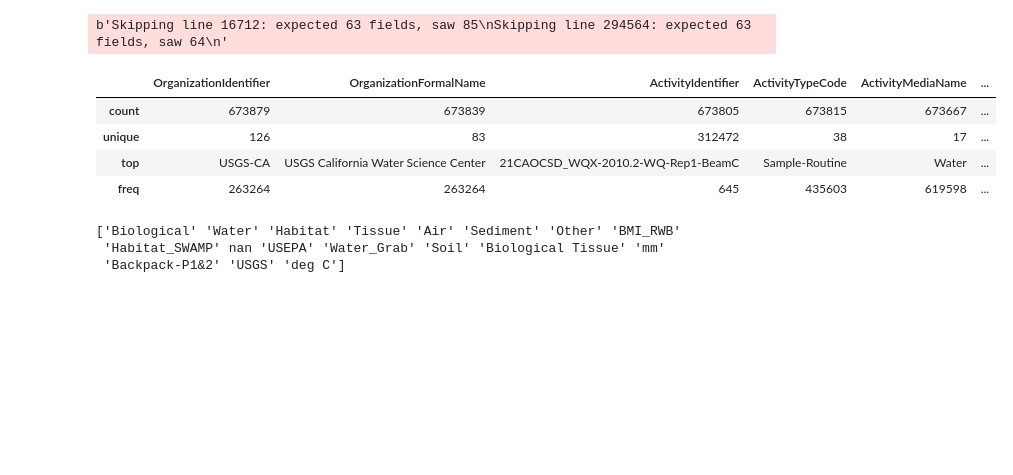
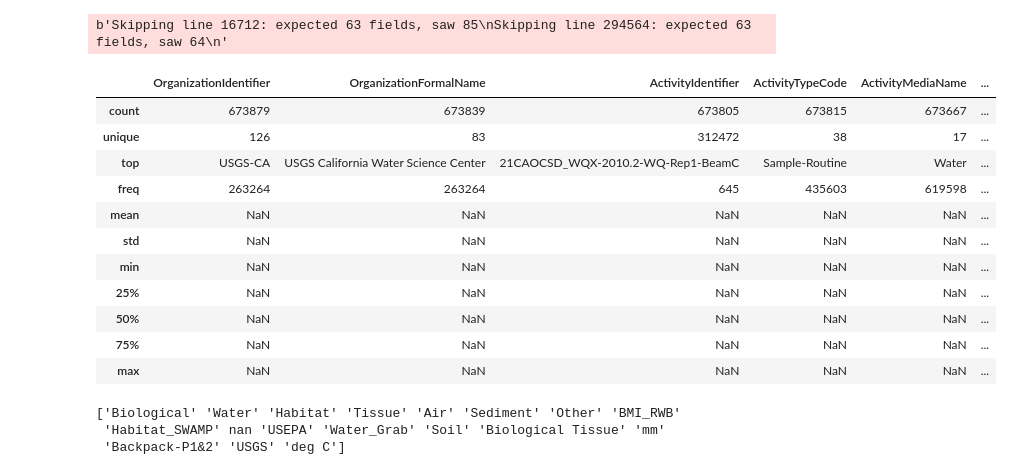
Before and after one commit to SeanU/waq, a Jupyter notebook: exploration/EDA.ipynb, the cells around one changed output. Drawn from its saved outputs; the diff is of its cells as text; code cells hidden in the pictures; blank space fills up the shorter version.

Commit message:
Adding more detailed measures to notebook

```diff
--- a/exploration/EDA.ipynb
+++ b/exploration/EDA.ipynb
@@ -58,17 +58,28 @@ m.scatter(x, y, color='red')
 # %%
 results = pd.read_csv("result-sample-5%.csv.bz2",
                       error_bad_lines=False,
-                      low_memory=False, dtype={'CharacteristicName': object})
+                      low_memory=False,
+                      dtype={'CharacteristicName': object})
 # %% [output]
 b'Skipping line 16712: expected 63 fields, saw 85\nSkipping line 294564: expected 63 fields, saw 64\n'
 # %%
+results["NumericResult"] = \
+    pd.to_numeric(results.ResultMeasureValue, errors='coerce')
+
 results.describe(include='all')
 # %% [output]
 |  | OrganizationIdentifier | OrganizationFormalName | ActivityIdentifier | ActivityTypeCode | ActivityMediaName | ... |
 | count | 673879 | 673839 | 673805 | 673815 | 673667 | ... |
 | unique | 126 | 83 | 312472 | 38 | 17 | ... |
 | top | USGS-CA | USGS California Water Science Center | 21CAOCSD_WQX-2010.2-WQ-Rep1-BeamC | Sample-Routine | Water | ... |
 | freq | 263264 | 263264 | 645 | 435603 | 619598 | ... |
+| mean | NaN | NaN | NaN | NaN | NaN | ... |
+| std | NaN | NaN | NaN | NaN | NaN | ... |
+| min | NaN | NaN | NaN | NaN | NaN | ... |
+| 25% | NaN | NaN | NaN | NaN | NaN | ... |
+| 50% | NaN | NaN | NaN | NaN | NaN | ... |
+| 75% | NaN | NaN | NaN | NaN | NaN | ... |
+| max | NaN | NaN | NaN | NaN | NaN | ... |
 # %%
 print(results.ActivityMediaName.unique())
 # %% [output]
```
Also changed, not shown: parts of 4 cells of this notebook.
